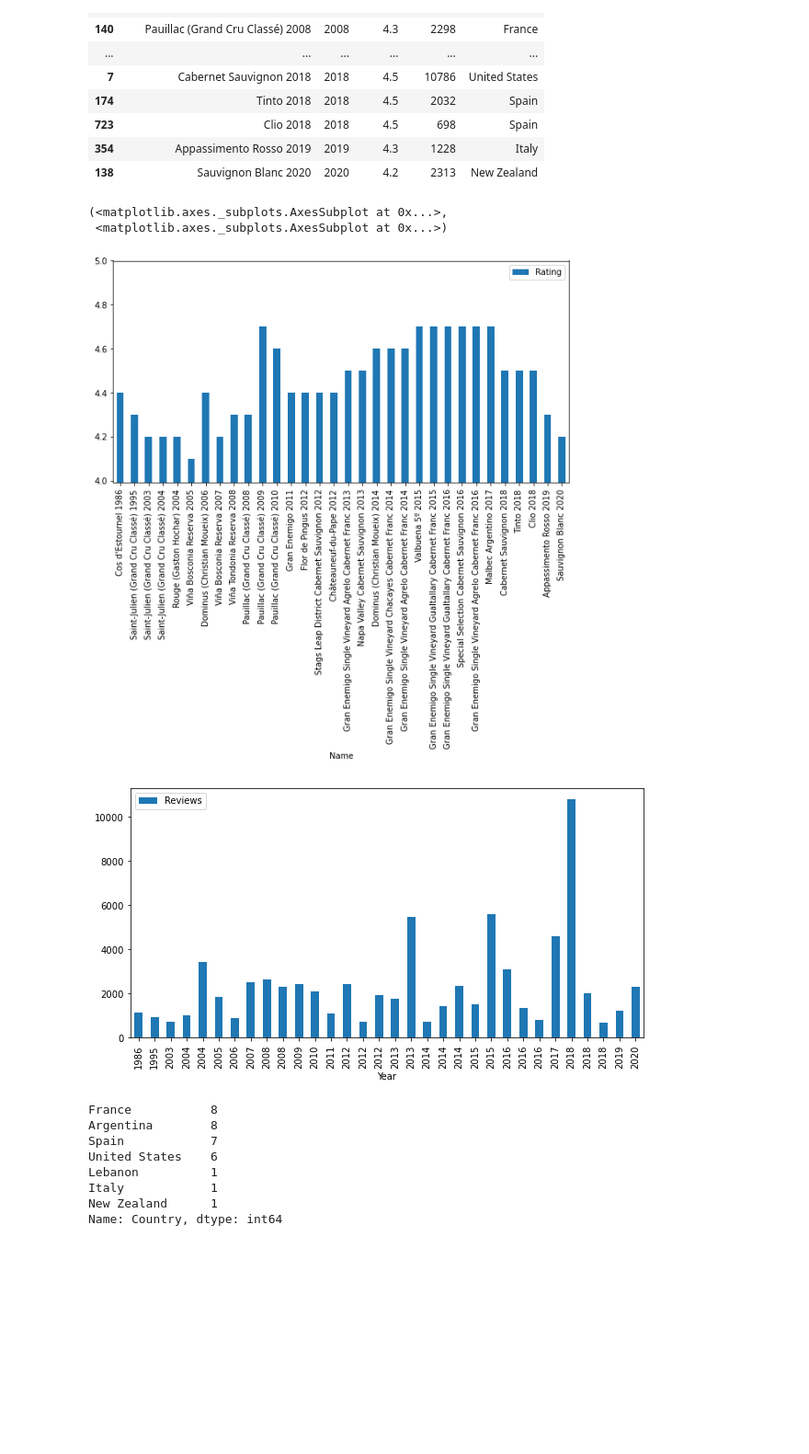
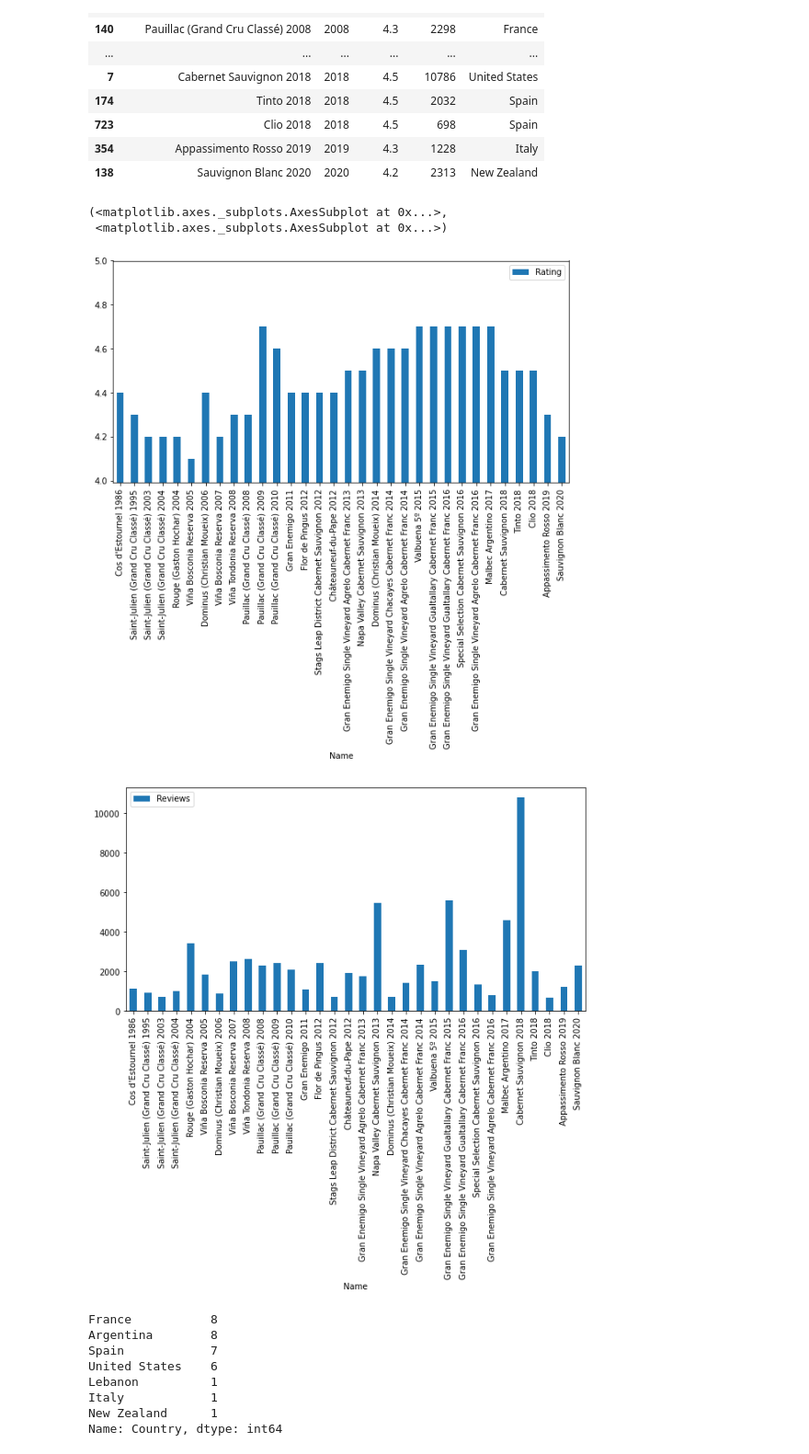
Before and after one commit to MathiasNoeClausen/pythonEksamen, a Jupyter notebook: BestWineByYear.ipynb, the cells around one changed output. Shown at 92% size. Cells and saved outputs as stored; diff of their text form; code cells hidden in the pictures; blank space fills up the shorter version.

```diff
--- a/BestWineByYear.ipynb
+++ b/BestWineByYear.ipynb
@@ -88,16 +88,16 @@ maxdfdf
 # %%
 def plot_max_df(maxdf):
     ax = maxdf.plot.bar(rot=90,x='Name', y='Rating', figsize=(10,5))
     ax.set_ylim([3.99,5])
-    ax1 = maxdf.plot.bar(rot=90,x='Year', y='Reviews', figsize=(10,5))
+    ax1 = maxdf.plot.bar(rot=90,x='Name', y='Reviews', figsize=(10,5))
     return ax, ax1
 
 plot_max_df(maxdfdf)
 # %% [output]
 (<matplotlib.axes._subplots.AxesSubplot at 0x...>,
  <matplotlib.axes._subplots.AxesSubplot at 0x...>)
 [figure]
-[figure, old version]
+[figure, new version]
 # %%
 def max_occurences(df):
     #Hvilket land har haft den bedste vin flest gange.
```
Also changed, not shown: 2 other files.
